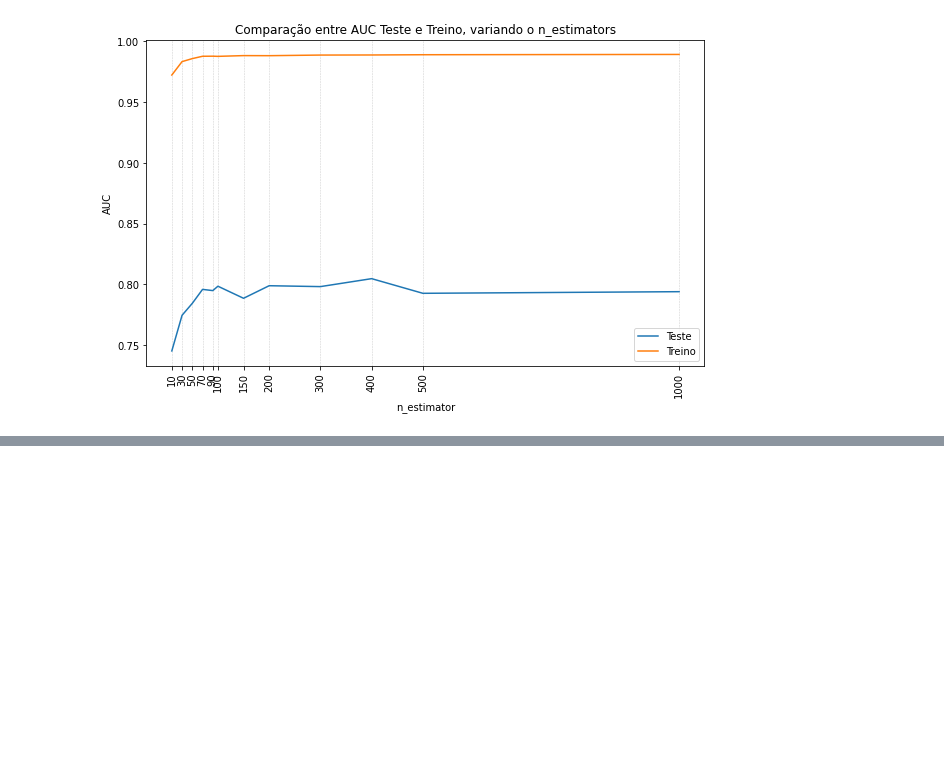
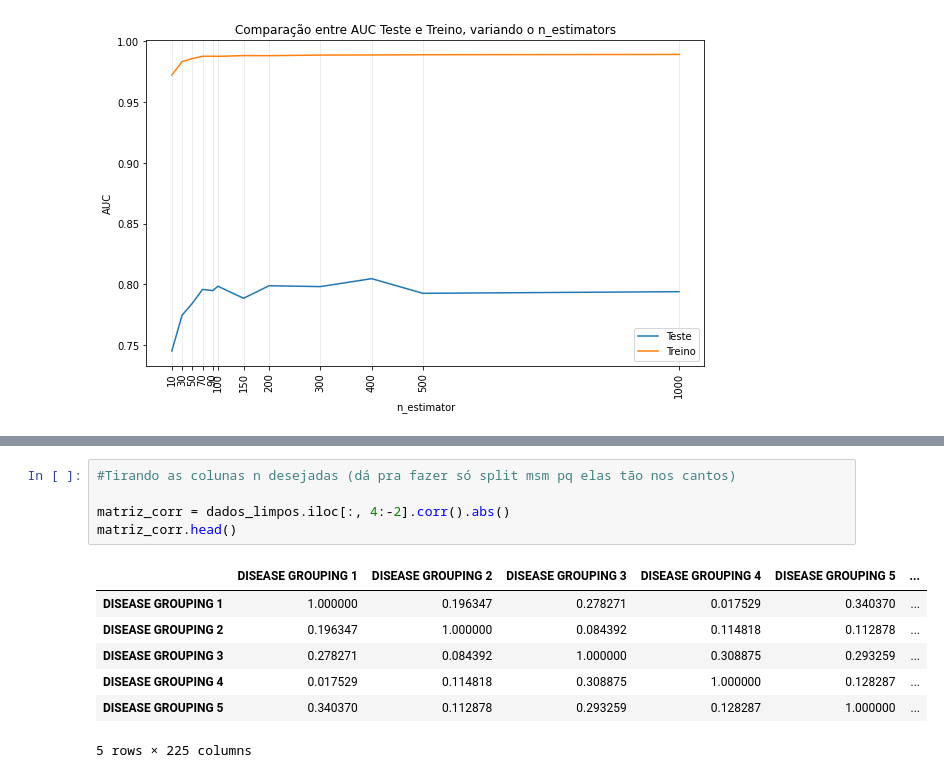
Before and after one commit to arturcgs/bootcamp-data-science-aplicada3, a Jupyter notebook: Aulas/Módulo_5.ipynb, the cells around one changed output, grey strips where cells are left out. Saved outputs shown, nothing was run; the diff lists cells and outputs as text; blank space fills up the shorter version.

```diff
--- a/Aulas/Módulo_5.ipynb
+++ b/Aulas/Módulo_5.ipynb
@@ -442,0 +487,13 @@ plt.show()
+# %%
+#Tirando as colunas n desejadas (dá pra fazer só split msm pq elas tão nos cantos)
+
+matriz_corr = dados_limpos.iloc[:, 4:-2].corr().abs()
+matriz_corr.head()
+# %% [output]
+|  | DISEASE GROUPING 1 | DISEASE GROUPING 2 | DISEASE GROUPING 3 | DISEASE GROUPING 4 | DISEASE GROUPING 5 | ... |
+| DISEASE GROUPING 1 | 1.000000 | 0.196347 | 0.278271 | 0.017529 | 0.340370 | ... |
+| DISEASE GROUPING 2 | 0.196347 | 1.000000 | 0.084392 | 0.114818 | 0.112878 | ... |
+| DISEASE GROUPING 3 | 0.278271 | 0.084392 | 1.000000 | 0.308875 | 0.293259 | ... |
+| DISEASE GROUPING 4 | 0.017529 | 0.114818 | 0.308875 | 1.000000 | 0.128287 | ... |
+| DISEASE GROUPING 5 | 0.340370 | 0.112878 | 0.293259 | 0.128287 | 1.000000 | ... |
+5 rows × 225 columns
```
Also changed, not shown: parts of 13 cells of this notebook.
